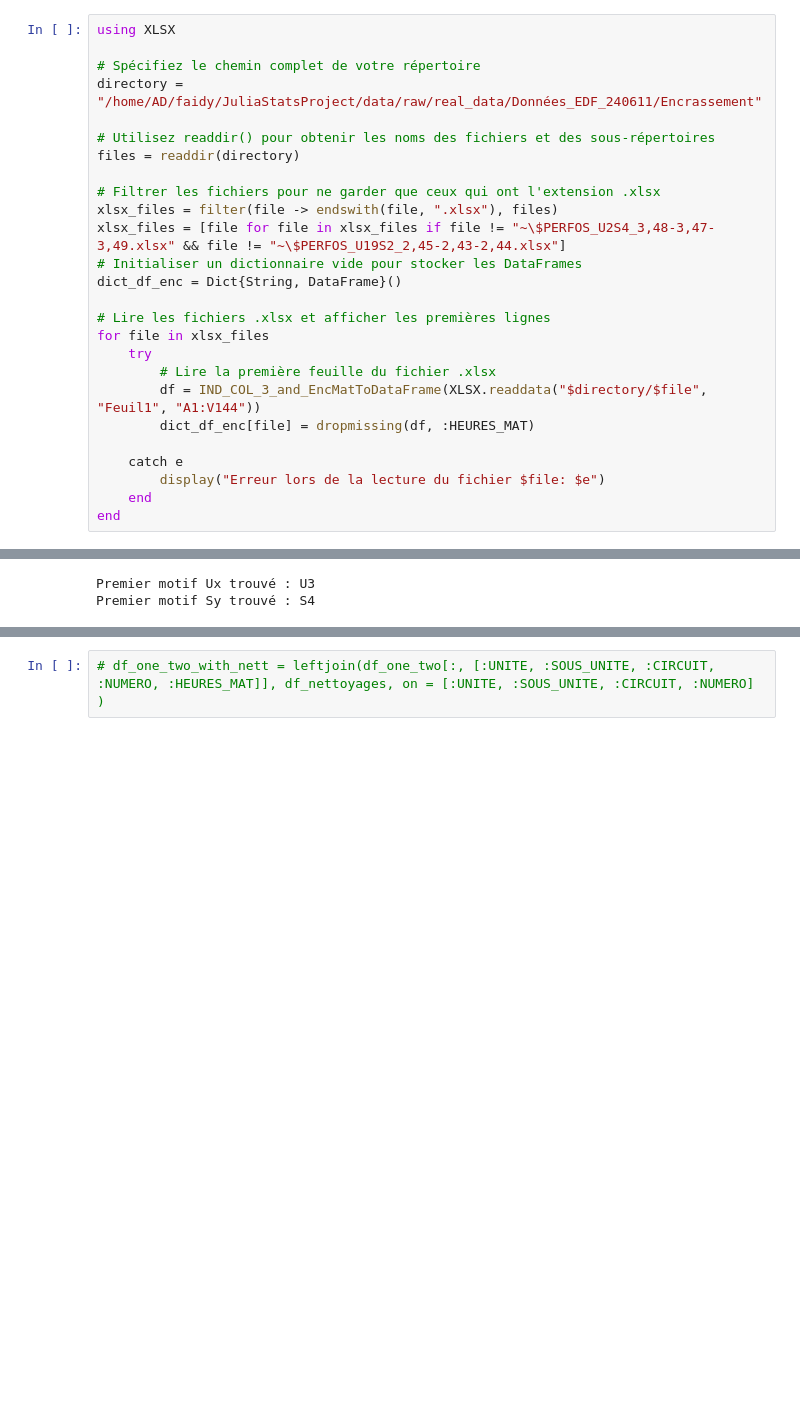
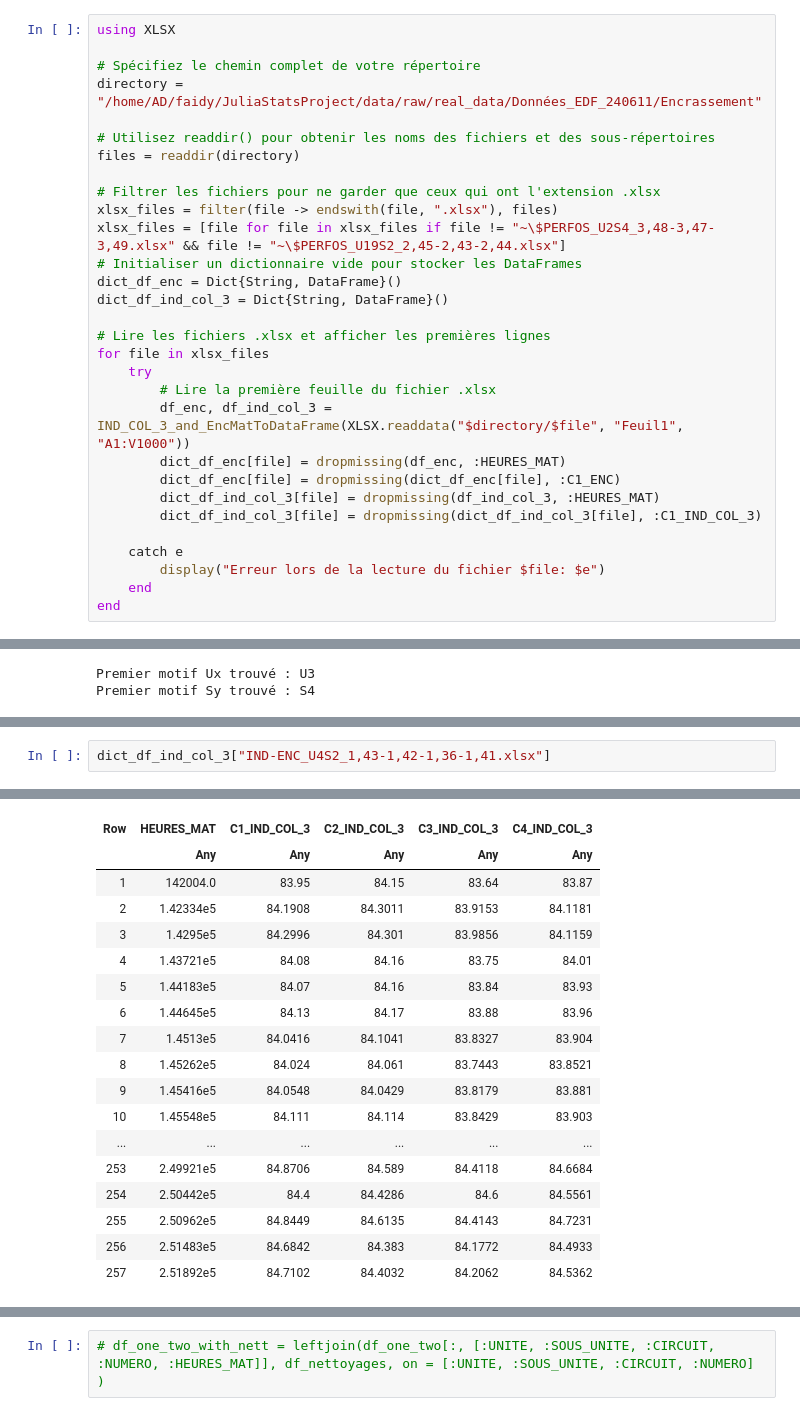
Before and after one commit to FaidYoussef/JuliaStatsProject, a Jupyter notebook: notebooks/plot.ipynb, the cells around one changed output, grey strips where cells are left out. Cells and saved outputs as stored; diff of their text form; blank space fills up the shorter version.

```diff
--- a/notebooks/plot.ipynb
+++ b/notebooks/plot.ipynb
@@ -510,13 +509,17 @@ xlsx_files = filter(file -> endswith(file, ".xlsx"), files)
 xlsx_files = [file for file in xlsx_files if file != "~\$PERFOS_U2S4_3,48-3,47-3,49.xlsx" && file != "~\$PERFOS_U19S2_2,45-2,43-2,44.xlsx"]
 # Initialiser un dictionnaire vide pour stocker les DataFrames
 dict_df_enc = Dict{String, DataFrame}()
+dict_df_ind_col_3 = Dict{String, DataFrame}()
 
 # Lire les fichiers .xlsx et afficher les premières lignes
 for file in xlsx_files
     try
         # Lire la première feuille du fichier .xlsx
-        df = IND_COL_3_and_EncMatToDataFrame(XLSX.readdata("$directory/$file", "Feuil1", "A1:V144"))
-        dict_df_enc[file] = dropmissing(df, :HEURES_MAT)
+        df_enc, df_ind_col_3 = IND_COL_3_and_EncMatToDataFrame(XLSX.readdata("$directory/$file", "Feuil1", "A1:V1000"))
+        dict_df_enc[file] = dropmissing(df_enc, :HEURES_MAT)
+        dict_df_enc[file] = dropmissing(dict_df_enc[file], :C1_ENC)
+        dict_df_ind_col_3[file] = dropmissing(df_ind_col_3, :HEURES_MAT)
+        dict_df_ind_col_3[file] = dropmissing(dict_df_ind_col_3[file], :C1_IND_COL_3)
 
     catch e
         display("Erreur lors de la lecture du fichier $file: $e")
@@ -572,0 +587,3 @@ Premier motif Sy trouvé : S4
+# %%
+dict_df_ind_col_3["IND-ENC_U4S2_1,43-1,42-1,36-1,41.xlsx"]
+# %% [output]
@@ -573 +592,19 @@ Premier motif Sy trouvé : S4
+| Row | HEURES_MAT | C1_IND_COL_3 | C2_IND_COL_3 | C3_IND_COL_3 | C4_IND_COL_3 |
+|  | Any | Any | Any | Any | Any |
+| 1 | 142004.0 | 83.95 | 84.15 | 83.64 | 83.87 |
+| 2 | 1.42334e5 | 84.1908 | 84.3011 | 83.9153 | 84.1181 |
+| 3 | 1.4295e5 | 84.2996 | 84.301 | 83.9856 | 84.1159 |
+| 4 | 1.43721e5 | 84.08 | 84.16 | 83.75 | 84.01 |
+| 5 | 1.44183e5 | 84.07 | 84.16 | 83.84 | 83.93 |
+| 6 | 1.44645e5 | 84.13 | 84.17 | 83.88 | 83.96 |
+| 7 | 1.4513e5 | 84.0416 | 84.1041 | 83.8327 | 83.904 |
+| 8 | 1.45262e5 | 84.024 | 84.061 | 83.7443 | 83.8521 |
+| 9 | 1.45416e5 | 84.0548 | 84.0429 | 83.8179 | 83.881 |
+| 10 | 1.45548e5 | 84.111 | 84.114 | 83.8429 | 83.903 |
+| ... | ... | ... | ... | ... | ... |
+| 253 | 2.49921e5 | 84.8706 | 84.589 | 84.4118 | 84.6684 |
+| 254 | 2.50442e5 | 84.4 | 84.4286 | 84.6 | 84.5561 |
+| 255 | 2.50962e5 | 84.8449 | 84.6135 | 84.4143 | 84.7231 |
+| 256 | 2.51483e5 | 84.6842 | 84.383 | 84.1772 | 84.4933 |
+| 257 | 2.51892e5 | 84.7102 | 84.4032 | 84.2062 | 84.5362 |
 # %%
```
Also changed, not shown: parts of 62 cells of this notebook, 1 other file.
